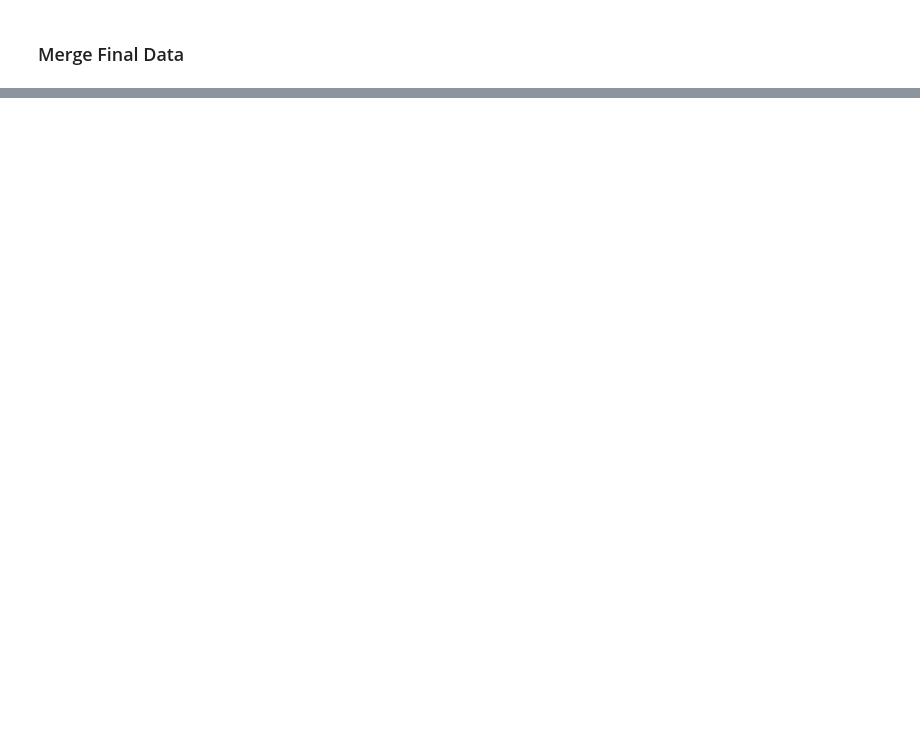
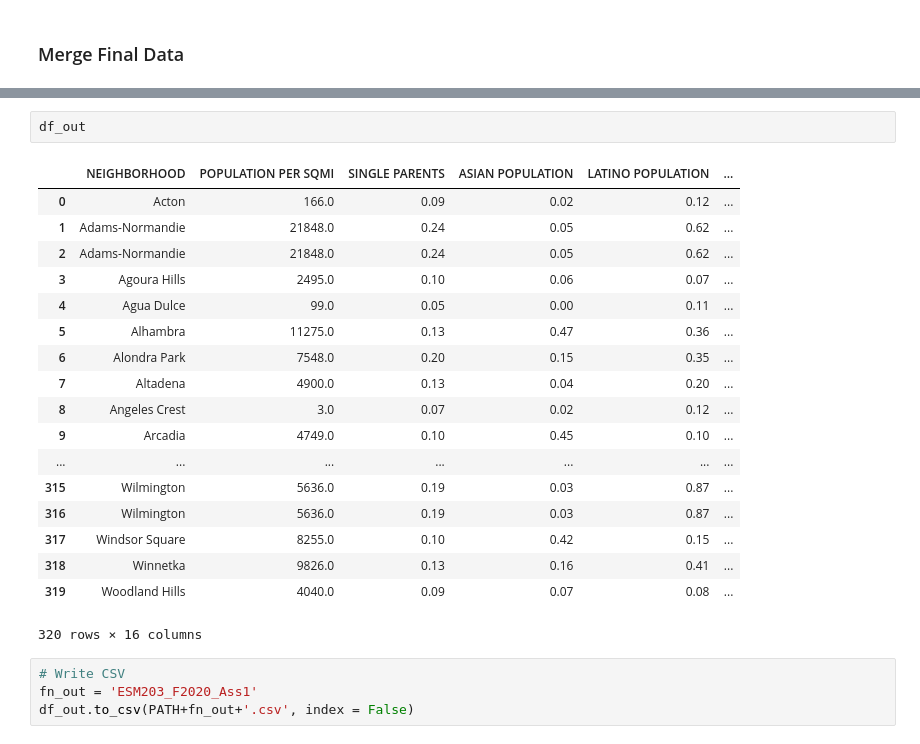
Before and after one commit to ecohydro/ESM203_Assignment_01, a Jupyter notebook: CPT/cpt_MakeData.ipynb, the cells around one changed output, grey strips where cells are left out. Saved outputs shown, nothing was run; the diff lists cells and outputs as text; blank space fills up the shorter version.

```diff
--- a/CPT/cpt_MakeData.ipynb
+++ b/CPT/cpt_MakeData.ipynb
@@ -63,0 +205,25 @@ gdf_out.to_file(PATH+fn_out+'.shp', index = False)
+# %%
+df_out
+# %% [output]
+|  | NEIGHBORHOOD | POPULATION PER SQMI | SINGLE PARENTS | ASIAN POPULATION | LATINO POPULATION | ... |
+| 0 | Acton | 166.0 | 0.09 | 0.02 | 0.12 | ... |
+| 1 | Adams-Normandie | 21848.0 | 0.24 | 0.05 | 0.62 | ... |
+| 2 | Adams-Normandie | 21848.0 | 0.24 | 0.05 | 0.62 | ... |
+| 3 | Agoura Hills | 2495.0 | 0.10 | 0.06 | 0.07 | ... |
+| 4 | Agua Dulce | 99.0 | 0.05 | 0.00 | 0.11 | ... |
+| 5 | Alhambra | 11275.0 | 0.13 | 0.47 | 0.36 | ... |
+| 6 | Alondra Park | 7548.0 | 0.20 | 0.15 | 0.35 | ... |
+| 7 | Altadena | 4900.0 | 0.13 | 0.04 | 0.20 | ... |
+| 8 | Angeles Crest | 3.0 | 0.07 | 0.02 | 0.12 | ... |
+| 9 | Arcadia | 4749.0 | 0.10 | 0.45 | 0.10 | ... |
+| ... | ... | ... | ... | ... | ... | ... |
+| 315 | Wilmington | 5636.0 | 0.19 | 0.03 | 0.87 | ... |
+| 316 | Wilmington | 5636.0 | 0.19 | 0.03 | 0.87 | ... |
+| 317 | Windsor Square | 8255.0 | 0.10 | 0.42 | 0.15 | ... |
+| 318 | Winnetka | 9826.0 | 0.13 | 0.16 | 0.41 | ... |
+| 319 | Woodland Hills | 4040.0 | 0.09 | 0.07 | 0.08 | ... |
+320 rows × 16 columns
+# %%
+# Write CSV
+fn_out = 'ESM203_F2020_Ass1'
+df_out.to_csv(PATH+fn_out+'.csv', index = False)
```
Also changed, not shown: parts of 18 cells of this notebook, 10 other files.
